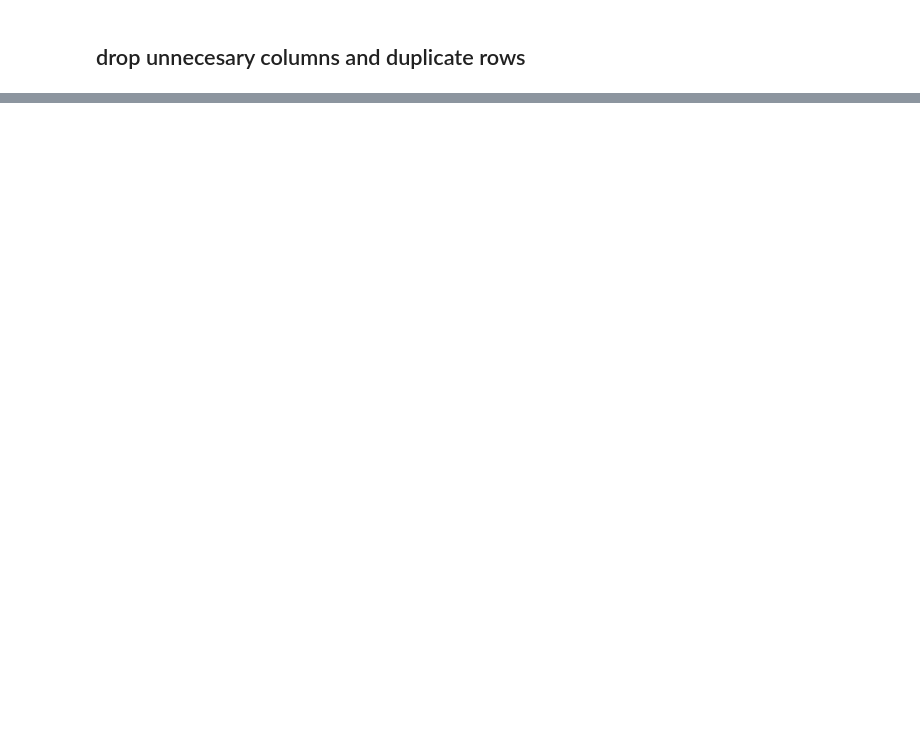
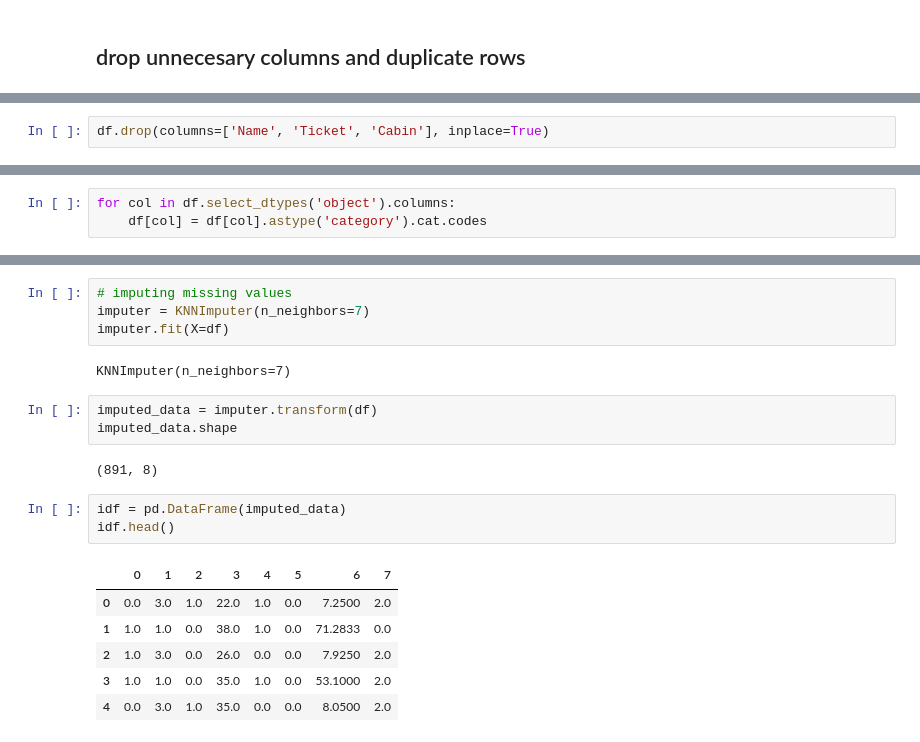
Before and after one commit to skhapijulhossen/machineLearning, a Jupyter notebook: TitanicDisaster-Survival/predictor.ipynb, the cells around one changed output, grey strips where cells are left out. Cells and saved outputs as stored; diff of their text form; blank space fills up the shorter version.

```diff
--- a/TitanicDisaster-Survival/predictor.ipynb
+++ b/TitanicDisaster-Survival/predictor.ipynb
@@ -40,0 +87,2 @@ data
+# %%
+df.drop(columns=['Name', 'Ticket', 'Cabin'], inplace=True)
@@ -40,0 +124,3 @@ data
+# %%
+for col in df.select_dtypes('object').columns:
+    df[col] = df[col].astype('category').cat.codes
@@ -40,0 +195,21 @@ data
+# %%
+# imputing missing values
+imputer = KNNImputer(n_neighbors=7)
+imputer.fit(X=df)
+# %% [output]
+KNNImputer(n_neighbors=7)
+# %%
+imputed_data = imputer.transform(df)
+imputed_data.shape
+# %% [output]
+(891, 8)
+# %%
+idf = pd.DataFrame(imputed_data)
+idf.head()
+# %% [output]
+|  | 0 | 1 | 2 | 3 | 4 | 5 | 6 | 7 |
+| 0 | 0.0 | 3.0 | 1.0 | 22.0 | 1.0 | 0.0 | 7.2500 | 2.0 |
+| 1 | 1.0 | 1.0 | 0.0 | 38.0 | 1.0 | 0.0 | 71.2833 | 0.0 |
+| 2 | 1.0 | 3.0 | 0.0 | 26.0 | 0.0 | 0.0 | 7.9250 | 2.0 |
+| 3 | 1.0 | 1.0 | 0.0 | 35.0 | 1.0 | 0.0 | 53.1000 | 2.0 |
+| 4 | 0.0 | 3.0 | 1.0 | 35.0 | 0.0 | 0.0 | 8.0500 | 2.0 |
```
Also changed, not shown: parts of 31 cells of this notebook, 10 other files.
